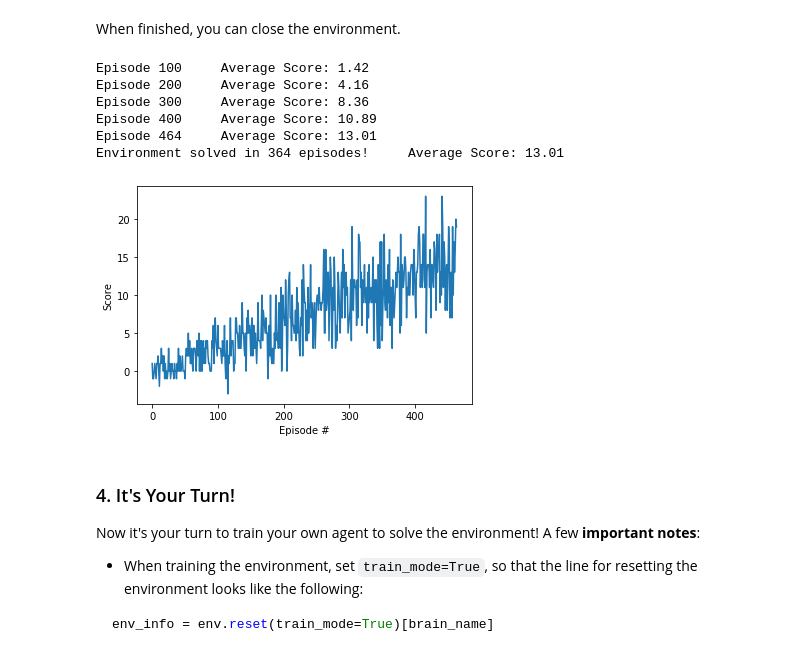
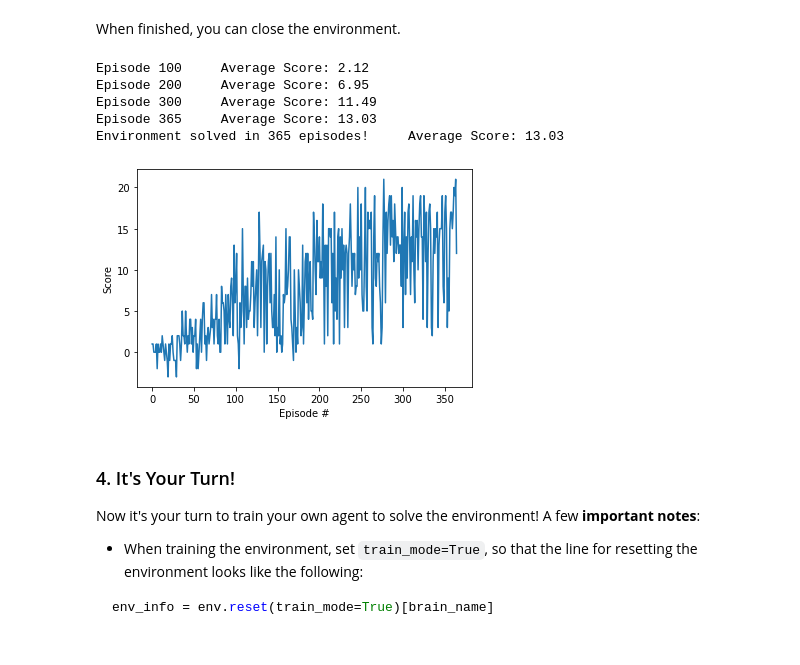
Before and after one commit to Paseul/Udacity, a Jupyter notebook: Navigation.ipynb, the cells around one changed output. Cells and saved outputs as stored; diff of their text form; code cells hidden in the pictures.

Commit message:
Best result update
DQN -> DDQN
eps_decay 0.995 -> 0.95
result end 365 episode

```diff
--- a/Navigation.ipynb
+++ b/Navigation.ipynb
@@ -101,7 +101,7 @@ Score: 0.0
 # %% [markdown]
 When finished, you can close the environment.
 # %%
-def dqn(n_episodes=2000, max_t=1000, eps_start=1.0, eps_end=0.01, eps_decay=0.995):
+def dqn(n_episodes=2000, max_t=1000, eps_start=1.0, eps_end=0.01, eps_decay=0.95):
     """Deep Q-Learning.
 
     Params
@@ -129,37 +129,36 @@ def dqn(n_episodes=2000, max_t=1000, eps_start=1.0, eps_end=0.01, eps_decay=0.99
             next_state = env_info.vector_observations[0]   # get the next state
             reward = env_info.rewards[0]                   # get the reward
             done = env_info.local_done[0]                  # see if episode has finished
             agent.step(state, action, reward, next_state, done)
             score += reward                                # update the score
             state = next_state                             # roll over the state to next time step
             if done:
                 break
         scores_window.append(score)       # save most recent score
         scores.append(score)              # save most recent score
         eps = max(eps_end, eps_decay*eps) # decrease epsilon
         print('\rEpisode {}\tAverage Score: {:.2f}'.format(i_episode, np.mean(scores_window)), end="")
         if i_episode % 100 == 0:
             print('\rEpisode {}\tAverage Score: {:.2f}'.format(i_episode, np.mean(scores_window)))
         if np.mean(scores_window)>=13.0:
             print('\nEnvironment solved in {:d} episodes!\tAverage Score: {:.2f}'.format(i_episode, np.mean(scores_window)))
             torch.save(agent.qnetwork_local.state_dict(), 'checkpoint.pth')
             break
     return scores
 
 scores = dqn()
 
 # plot the scores
 fig = plt.figure()
 ax = fig.add_subplot(111)
 plt.plot(np.arange(len(scores)), scores)
 plt.ylabel('Score')
 plt.xlabel('Episode #')
 plt.show()
 # %% [output]
-Episode 100     Average Score: 1.42
-Episode 200     Average Score: 4.16
-Episode 300     Average Score: 8.36
-Episode 400     Average Score: 10.89
-Episode 464     Average Score: 13.01
-Environment solved in 364 episodes!     Average Score: 13.01
+Episode 100     Average Score: 2.12
+Episode 200     Average Score: 6.95
+Episode 300     Average Score: 11.49
+Episode 365     Average Score: 13.03
+Environment solved in 365 episodes!     Average Score: 13.03
-[figure, old version]
+[figure, new version]
```
Also changed, not shown: parts of 1 cell of this notebook.
